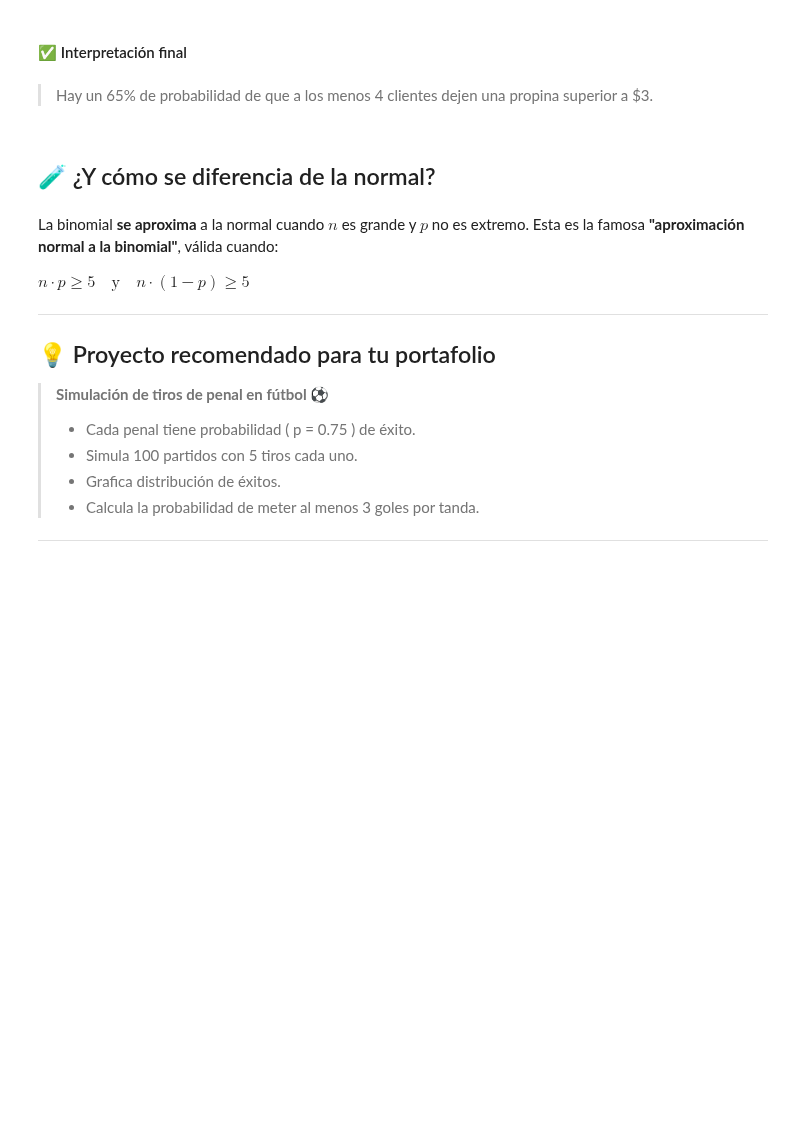
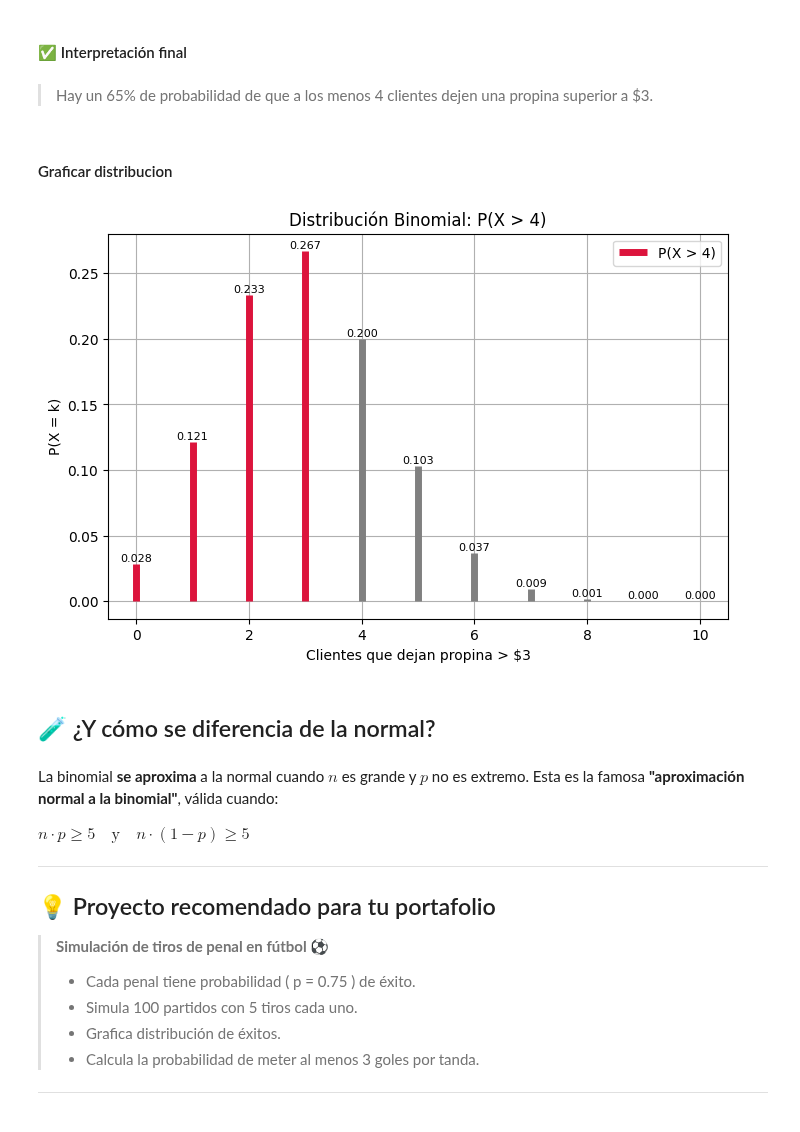
Before and after one commit to diadasiachilensis/data-science, a Jupyter notebook: distribuciones/distribucion-binominal.ipynb, the cells around one changed output. Cells and saved outputs as stored; diff of their text form; code cells hidden in the pictures; blank space fills up the shorter version.

```diff
--- a/distribuciones/distribucion-binominal.ipynb
+++ b/distribuciones/distribucion-binominal.ipynb
@@ -195,6 +195,30 @@ np.float64(65.0)
 #### ✅ Interpretación final
 # %% [markdown]
 > Hay un 65% de probabilidad de que a los menos 4 clientes dejen una propina superior a $3.
+# %% [markdown]
+#### Graficar distribucion
+# %%
+plt.figure(figsize=(8,5))
+
+for i in range(len(x)):
+    altura = pmf[i]
+    color = 'crimson' if x[i] < 4 else 'gray'
+
+    # Dibujar barra
+    plt.vlines(x[i], 0, altura, colors=color, lw=5, label='P(X > 4)' if i == 0 else "")
+
+    # Agregar valor en la parte superior de cada barra
+    plt.text(x[i], altura + 0.002, f'{altura:.3f}', ha='center', fontsize=8)
+
+# Títulos y etiquetas
+plt.title('Distribución Binomial: P(X > 4)')
+plt.xlabel('Clientes que dejan propina > $3')
+plt.ylabel('P(X = k)')
+plt.legend()
+plt.grid(True)
+plt.show()
+# %% [output]
+[figure, added]
 # %% [markdown]
 ## 🧪 ¿Y cómo se diferencia de la normal?
 # %% [markdown]
```
